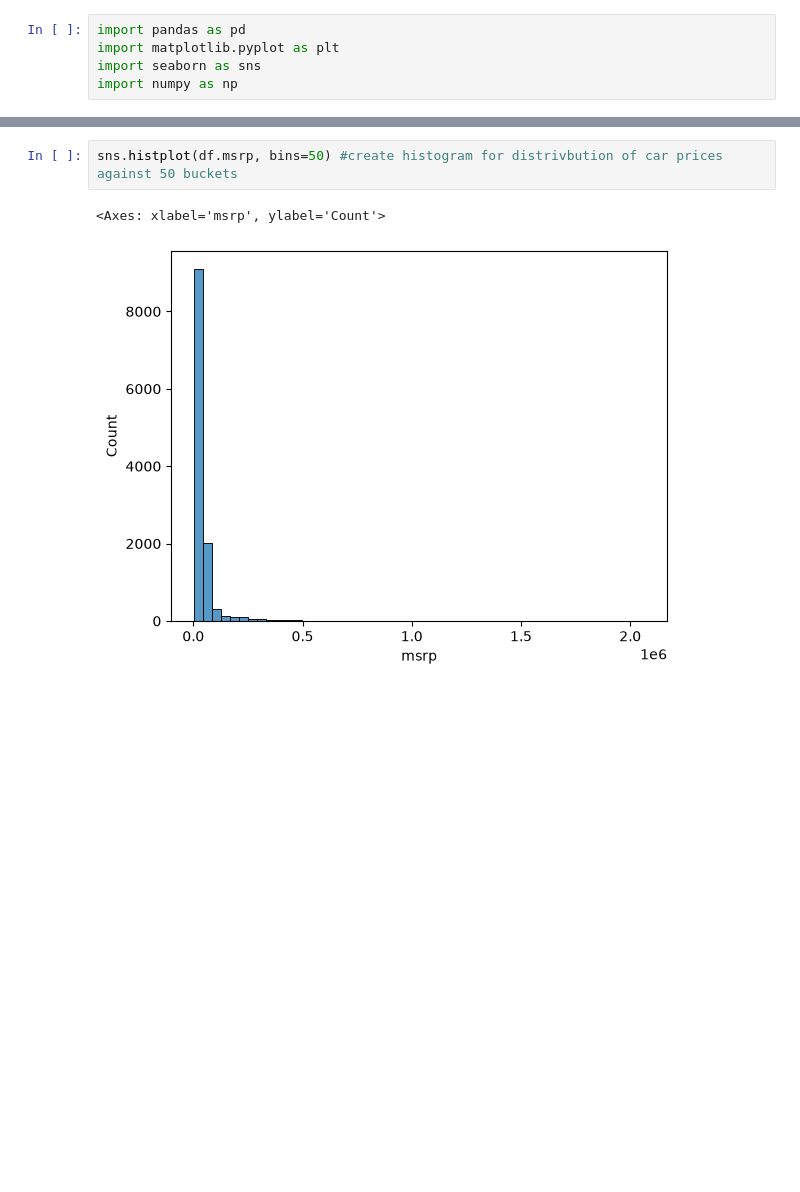
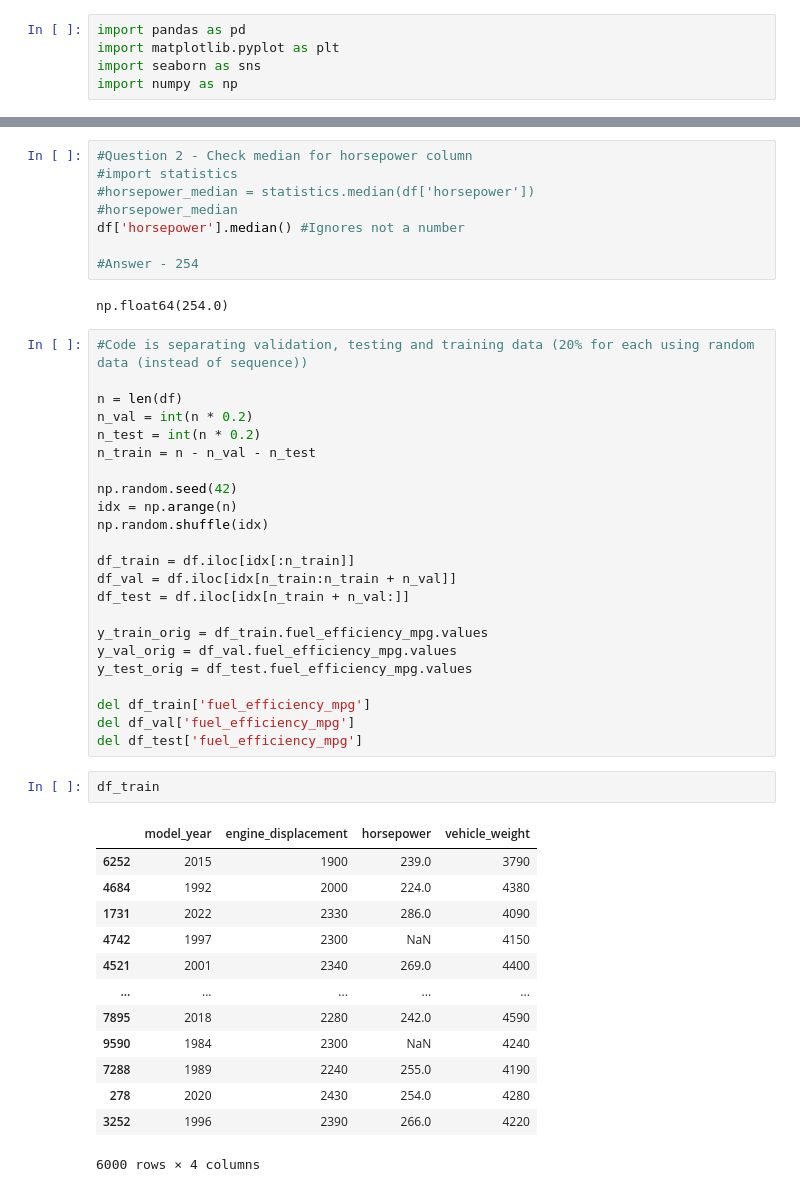
Before and after one commit to andanovais/machine-learning-zoomcamp-homework, a Jupyter notebook: 02-regression/homework2.ipynb, the cells around one changed output, grey strips where cells are left out. Cells and saved outputs as stored; diff of their text form; blank space fills up the shorter version.

```diff
--- a/02-regression/homework2.ipynb
+++ b/02-regression/homework2.ipynb
@@ -114,6 +105,50 @@ import seaborn as sns
 # %%
-sns.histplot(df.msrp, bins=50) #create histogram for distrivbution of car prices against 50 buckets
+#Question 2 - Check median for horsepower column
+#import statistics
+#horsepower_median = statistics.median(df['horsepower'])
+#horsepower_median
+df['horsepower'].median() #Ignores not a number
+
+#Answer - 254
 # %% [output]
-<Axes: xlabel='msrp', ylabel='Count'>
+np.float64(254.0)
-[figure, removed]
+# %%
+#Code is separating validation, testing and training data (20% for each using random data (instead of sequence))
+
+n = len(df)
+n_val = int(n * 0.2)
+n_test = int(n * 0.2)
+n_train = n - n_val - n_test
+
+np.random.seed(42)
+idx = np.arange(n)
+np.random.shuffle(idx)
+
+df_train = df.iloc[idx[:n_train]]
+df_val = df.iloc[idx[n_train:n_train + n_val]]
+df_test = df.iloc[idx[n_train + n_val:]]
+
+y_train_orig = df_train.fuel_efficiency_mpg.values
+y_val_orig = df_val.fuel_efficiency_mpg.values
+y_test_orig = df_test.fuel_efficiency_mpg.values
+
+del df_train['fuel_efficiency_mpg']
+del df_val['fuel_efficiency_mpg']
+del df_test['fuel_efficiency_mpg']
+# %%
+df_train
+# %% [output]
+|  | model_year | engine_displacement | horsepower | vehicle_weight |
+| 6252 | 2015 | 1900 | 239.0 | 3790 |
+| 4684 | 1992 | 2000 | 224.0 | 4380 |
+| 1731 | 2022 | 2330 | 286.0 | 4090 |
+| 4742 | 1997 | 2300 | NaN | 4150 |
+| 4521 | 2001 | 2340 | 269.0 | 4400 |
+| ... | ... | ... | ... | ... |
+| 7895 | 2018 | 2280 | 242.0 | 4590 |
+| 9590 | 1984 | 2300 | NaN | 4240 |
+| 7288 | 1989 | 2240 | 255.0 | 4190 |
+| 278 | 2020 | 2430 | 254.0 | 4280 |
+| 3252 | 1996 | 2390 | 266.0 | 4220 |
+6000 rows × 4 columns
 # %%
```
Also changed, not shown: parts of 30 cells of this notebook, 1 other file.
